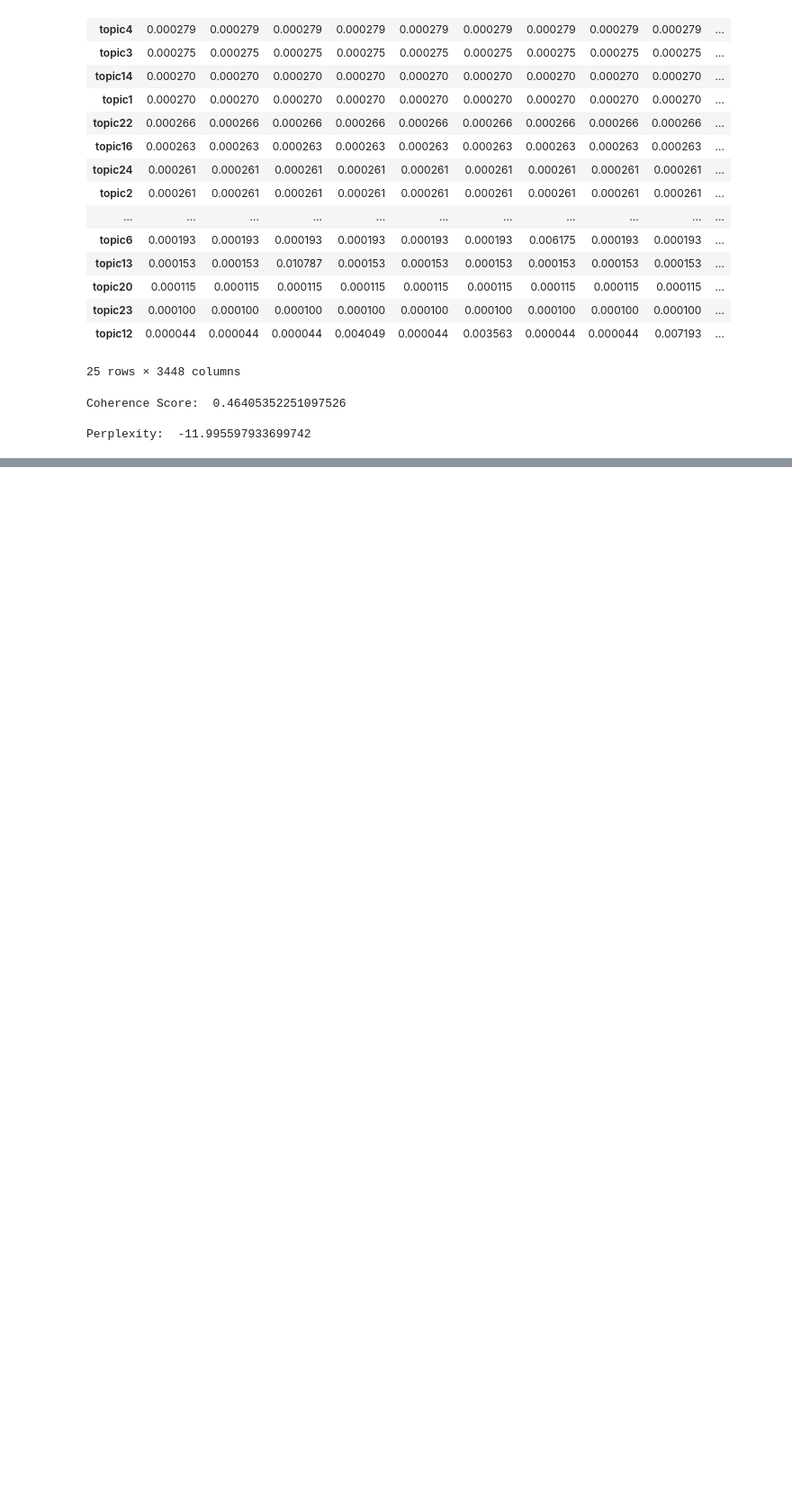
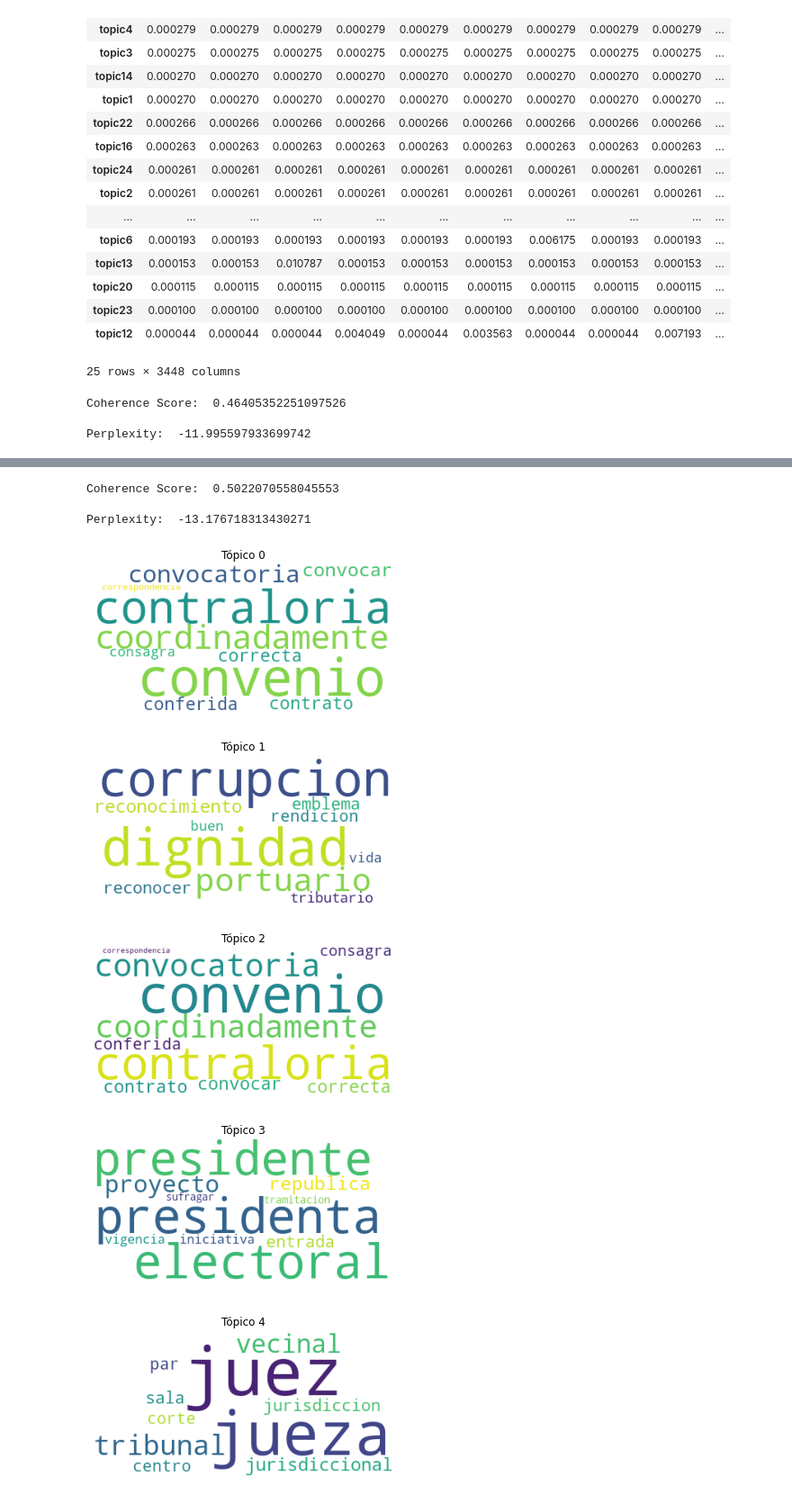
Before and after one commit to napb/PLN_Final, a Jupyter notebook: Final.ipynb, the cells around one changed output, grey strips where cells are left out. Shown: that part at 90% size. Cells and saved outputs as stored; diff of their text form; code cells hidden in the pictures; blank space fills up the shorter version.

```diff
--- a/Final.ipynb
+++ b/Final.ipynb
@@ -156,0 +167,20 @@ for i in range(1, 5):
+# %%
+df_charperts_p = preprocess(df_charperts, "chapter")
+# %%
+corpus = [word_tokenize(lemmatizer(i)) for i in df_charperts_p["chapter"]]
+# %%
+dict_corpus = corpora.Dictionary(corpus)
+
+dtm_gensim = [dict_corpus.doc2bow(i) for i in corpus]
+dtm_gensim_tfidf = models.TfidfModel(dtm_gensim)[dtm_gensim]
+# %%
+lda_gensim = gensim.models.ldamodel.LdaModel
+ldamodel_gensim = lda_gensim(
+    dtm_gensim_tfidf,
+    num_topics=8,
+    passes=1000,
+    id2word=dict_corpus,
+    random_state=0,
+    eval_every=None,
+    alpha='auto'
+)
@@ -156,0 +228,36 @@ for i in range(1, 5):
+# %%
+# Compute Coherence Score
+'''
+La Métrica de Coherencia nos da una idea de cómo de coherente es un modelo en cuanto a la distribución de sus topics: cuanto más distintas sean las palabras de los topics entre sí, menos relacionados estarán los topics y más coherente será el modelo.
+'''
+coherence_model_lda = CoherenceModel(model=ldamodel_gensim, texts=corpus, dictionary=dict_corpus, coherence='c_v')
+coherence_lda = coherence_model_lda.get_coherence()
+print('\nCoherence Score: ', coherence_lda)
+
+# Compute Perplexity
+'''
+Por otro lado, la Perplejidad es una medida de cuánto se sorprende el modelo cuando se le añade datos que no había visto antes.
+'''
+print('\nPerplexity: ', ldamodel_gensim.log_perplexity(dtm_gensim_tfidf))  # a measure of how good the model is. lower the better.
+# %% [output]
+Coherence Score:  0.5022070558045553
+
+Perplexity:  -13.176718313430271
+# %%
+for i in range(0, 8):
+    plt.figure()
+    plt.imshow(
+        WordCloud(
+            background_color = 'white',
+            prefer_horizontal = 1.0
+        ).fit_words(dict(ldamodel_gensim.show_topic(i, 10)))
+    )
+    plt.axis("off")
+    plt.title("Tópico " + str(i))
+    plt.show()
+# %% [output]
+[figure, added]
+[figure, added]
+[figure, added]
+[figure, added]
+[figure, added]
```
Also changed, not shown: parts of 16 cells of this notebook, 3 other files.
